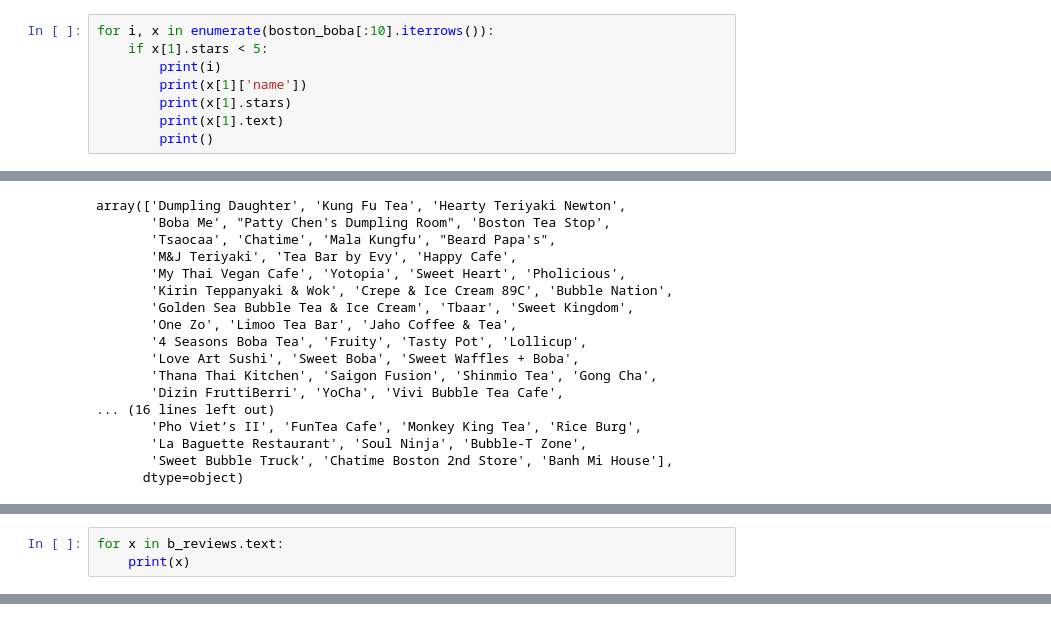
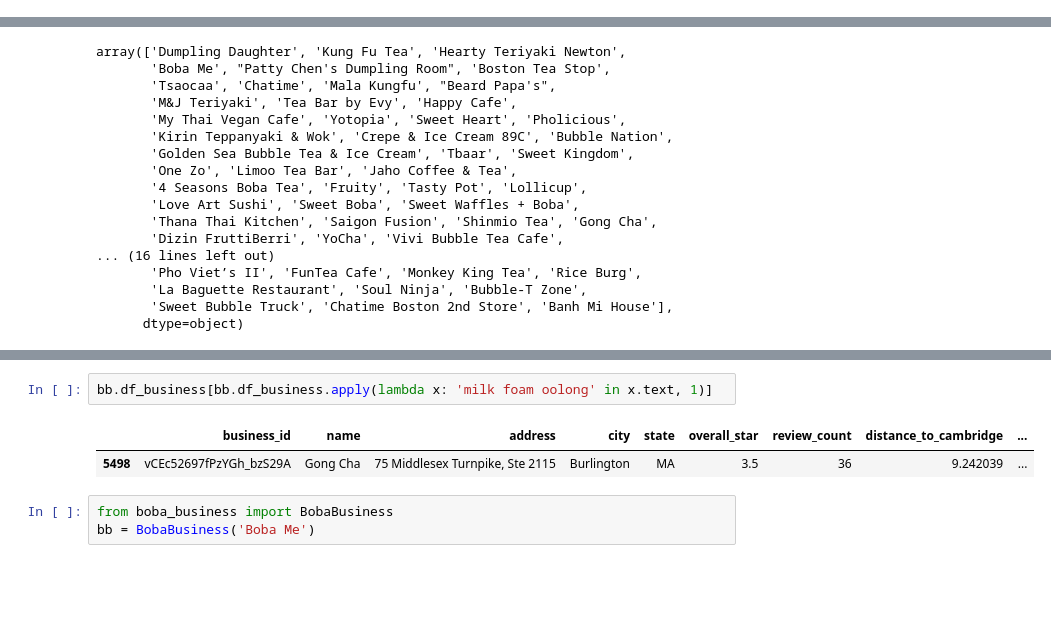
Before and after one commit to justinxu421/restaurant_planner, a Jupyter notebook: analyze_boston_boba.ipynb, the cells around one changed output, grey strips where cells are left out. Drawn from its saved outputs; the diff is of its cells as text; blank space fills up the shorter version.

```diff
--- a/analyze_boston_boba.ipynb
+++ b/analyze_boston_boba.ipynb
@@ -16,8 +11,0 @@ boston_boba.shape
-# %%
-for i, x in enumerate(boston_boba[:10].iterrows()):
-    if x[1].stars < 5:
-        print(i)
-        print(x[1]['name'])
-        print(x[1].stars)
-        print(x[1].text)
-        print()
@@ -68,3 +31,0 @@ b_reviews = boston_boba[boston_boba.name == "Gong Cha"]
-# %%
-for x in b_reviews.text:
-    print(x)
@@ -170,0 +41,8 @@ list(enumerate(Counter(new_noun_scores).most_common()))
+# %%
+bb.df_business[bb.df_business.apply(lambda x: 'milk foam oolong' in x.text, 1)]
+# %% [output]
+|  | business_id | name | address | city | state | overall_star | review_count | distance_to_cambridge | ... |
+| 5498 | vCEc52697fPzYGh_bzS29A | Gong Cha | 75 Middlesex Turnpike, Ste 2115 | Burlington | MA | 3.5 | 36 | 9.242039 | ... |
+# %%
+from boba_business import BobaBusiness
+bb = BobaBusiness('Boba Me')
```
Also changed, not shown: parts of 15 cells of this notebook, 9 other files.
